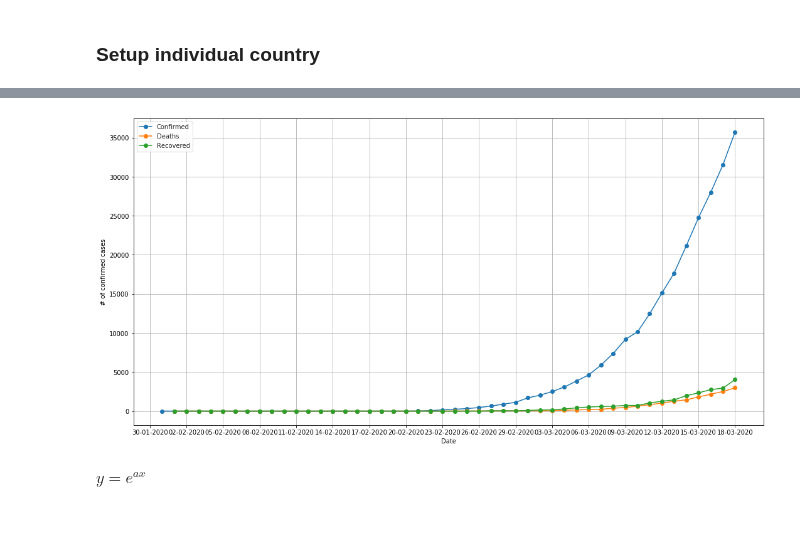
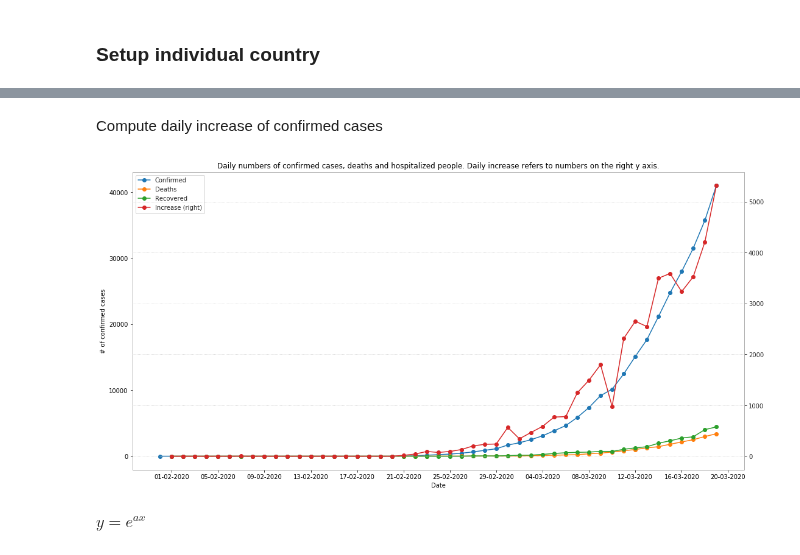
Before and after one commit to matteobarbieri/covid2019-data-analysis, a Jupyter notebook: notebooks/projections_covid2019_italy.ipynb, the cells around one changed output, grey strips where cells are left out. Saved outputs shown, nothing was run; the diff lists cells and outputs as text; code cells hidden in the pictures; blank space fills up the shorter version.

Commit message:
Add daily increase in absolute numbers on secondary axis

```diff
--- a/notebooks/projections_covid2019_italy.ipynb
+++ b/notebooks/projections_covid2019_italy.ipynb
@@ -113,19 +113,30 @@ country_df.tail()
+# %% [markdown]
+Compute daily increase of confirmed cases
+# %%
+country_df['Increase'] = country_df['Confirmed'].diff()
 # %%
 ax = plt.gca()
 
 sns.set_style("whitegrid", {'grid.linestyle': ':'})
 # ax.yaxis.set_major_locator(ticker.MultipleLocator(Y_GRID_TICK))
-ax.xaxis.set_major_locator(ticker.MultipleLocator(3))
+ax.xaxis.set_major_locator(ticker.MultipleLocator(4))
 
-country_df.plot(x='Date', y=["Confirmed", "Deaths"], figsize=(20,10), ax=ax, marker='o')
+country_df.plot(x='Date', y=["Confirmed", "Deaths"], figsize=(18,9), ax=ax, marker='o')
 country_df.plot(x='Date', y=["Recovered"], figsize=(18,9), ax=ax, marker='o')
+country_df.plot(x='Date', y=["Increase"], secondary_y=True, figsize=(18,9), ax=ax, marker='o')
+
+
+
+# country_df.plot(x='Date', y=["Recovered"], figsize=(18,9), ax=ax, marker='o')
 
 ax.xaxis.set_major_formatter(mdates.DateFormatter('%d-%m-%Y'))
 ax.set_ylabel("# of confirmed cases");
 
+ax.set_title("Daily numbers of confirmed cases, deaths and hospitalized people. Daily increase refers to numbers on the right y axis.");
+
 plt.savefig("daily_data.png");
 # %% [output]
-[figure, old version]
+[figure, new version]
 # %% [markdown]
 $y = e^{ax}$
 # %% [markdown]
```
Also changed, not shown: parts of 19 cells of this notebook, 6 other files.
